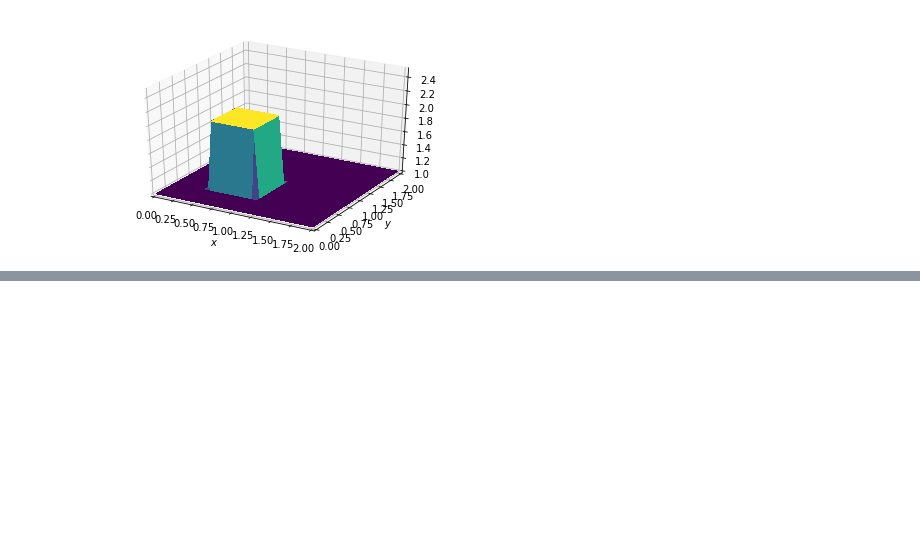
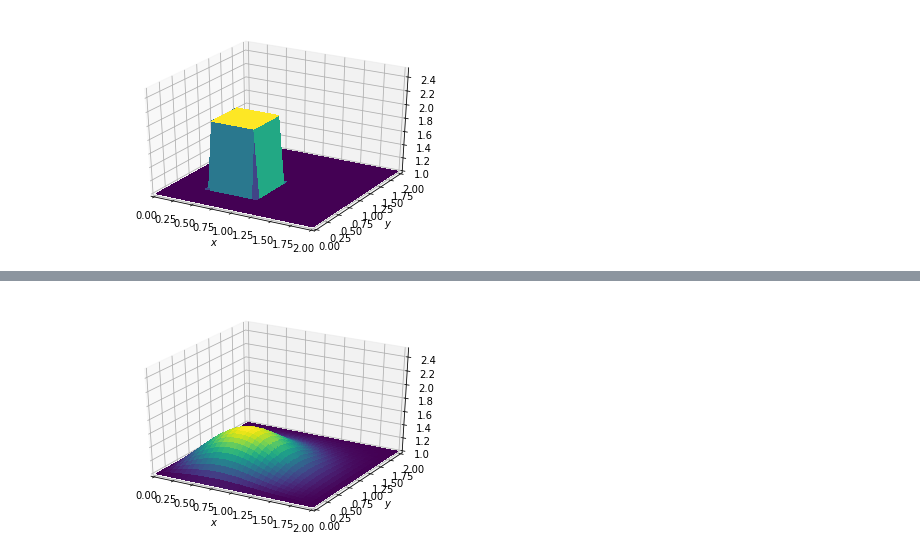
Before and after one commit to jtrejo13/cfd_python, a Jupyter notebook: Step_7_2D_Diffusion.ipynb, the cells around one changed output, grey strips where cells are left out. Cells and saved outputs as stored; diff of their text form; code cells hidden in the pictures; blank space fills up the shorter version.

```diff
--- a/Step_7_2D_Diffusion.ipynb
+++ b/Step_7_2D_Diffusion.ipynb
@@ -86,0 +108,4 @@ def diffuse(nt):
+# %%
+diffuse(nt=50)
+# %% [output]
+[figure, added]
```
Also changed, not shown: parts of 4 cells of this notebook, 1 other file.
